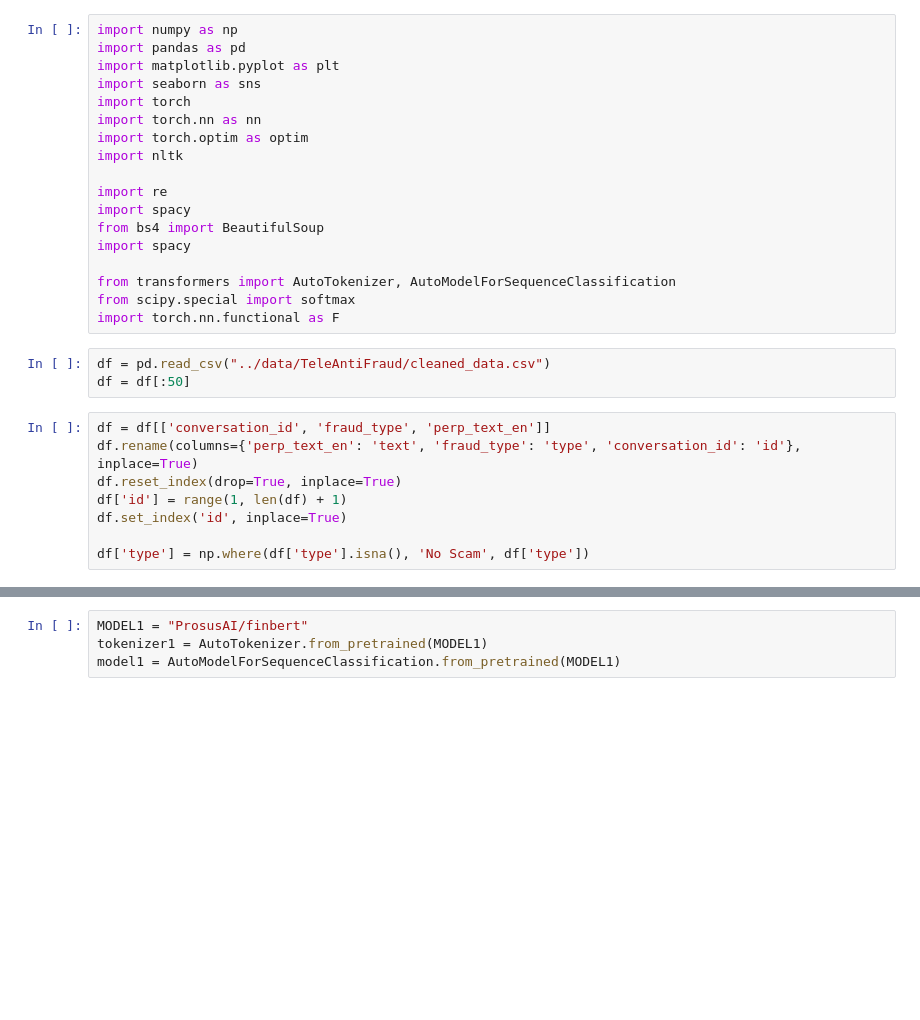
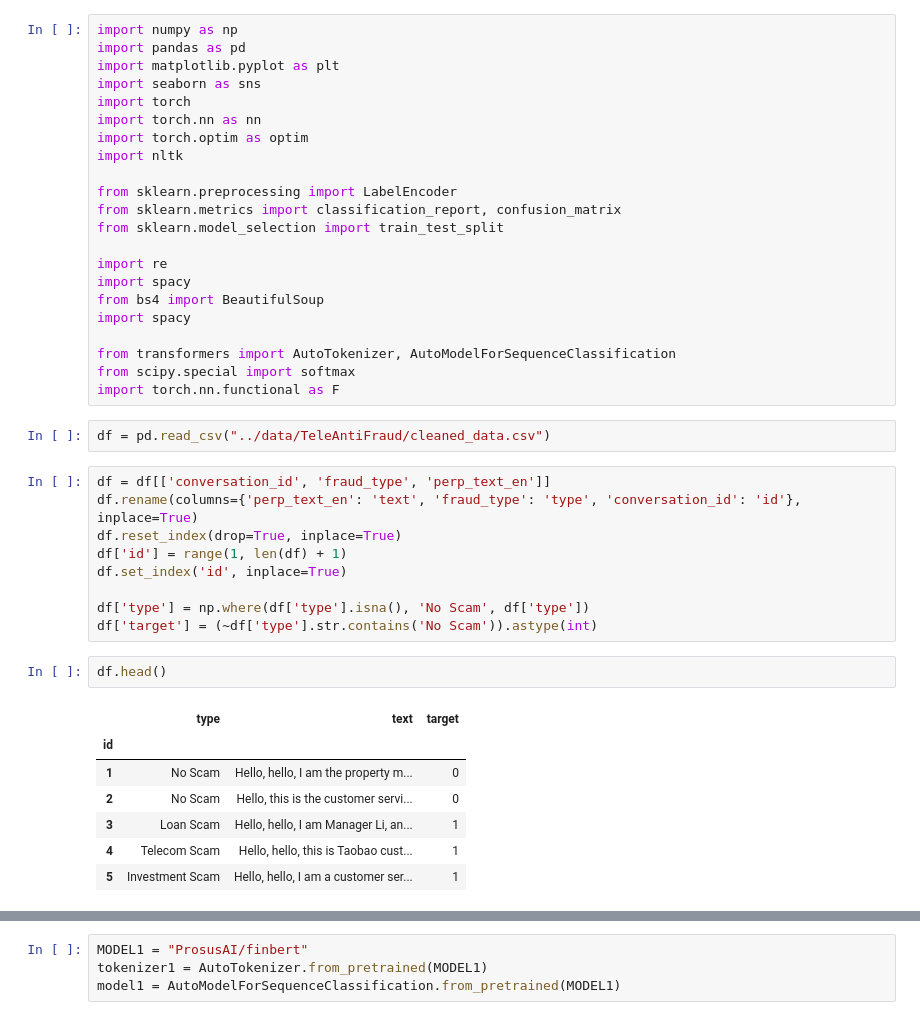
Before and after one commit to pranavbidve/NLP-Based-Financial-Fraud-Detection, a Jupyter notebook: code/DistilBert.ipynb, the cells around one changed output, grey strips where cells are left out. Saved outputs shown, nothing was run; the diff lists cells and outputs as text; blank space fills up the shorter version.

```diff
--- a/code/DistilBert.ipynb
+++ b/code/DistilBert.ipynb
@@ -8,6 +8,10 @@ import torch.nn as nn
 import torch.optim as optim
 import nltk
 
+from sklearn.preprocessing import LabelEncoder
+from sklearn.metrics import classification_report, confusion_matrix
+from sklearn.model_selection import train_test_split
+
 import re
 import spacy
 from bs4 import BeautifulSoup
@@ -18,7 +22,6 @@ from scipy.special import softmax
 import torch.nn.functional as F
 # %%
 df = pd.read_csv("../data/TeleAntiFraud/cleaned_data.csv")
-df = df[:50]
 # %%
 df = df[['conversation_id', 'fraud_type', 'perp_text_en']]
 df.rename(columns={'perp_text_en': 'text', 'fraud_type': 'type', 'conversation_id': 'id'}, inplace=True)
@@ -27,6 +30,17 @@ df['id'] = range(1, len(df) + 1)
 df.set_index('id', inplace=True)
 
 df['type'] = np.where(df['type'].isna(), 'No Scam', df['type'])
+df['target'] = (~df['type'].str.contains('No Scam')).astype(int)
+# %%
+df.head()
+# %% [output]
+|  | type | text | target |
+| id |  |  |  |
+| 1 | No Scam | Hello, hello, I am the property m... | 0 |
+| 2 | No Scam | Hello, this is the customer servi... | 0 |
+| 3 | Loan Scam | Hello, hello, I am Manager Li, an... | 1 |
+| 4 | Telecom Scam | Hello, hello, this is Taobao cust... | 1 |
+| 5 | Investment Scam | Hello, hello, I am a customer ser... | 1 |
 # %%
 df['type'].value_counts().sort_values().plot(kind='barh', figsize=(10, 6), title='Fraud Type Distribution')
 plt.show()
```
Also changed, not shown: parts of 14 cells of this notebook, 1 other file.
